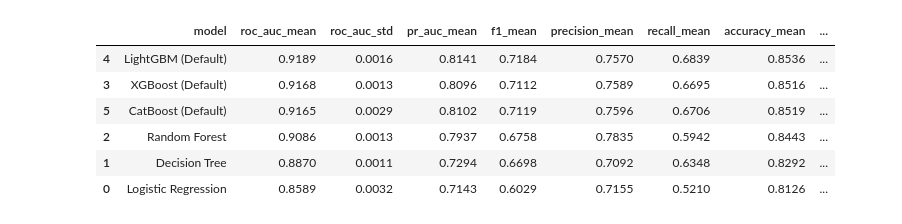
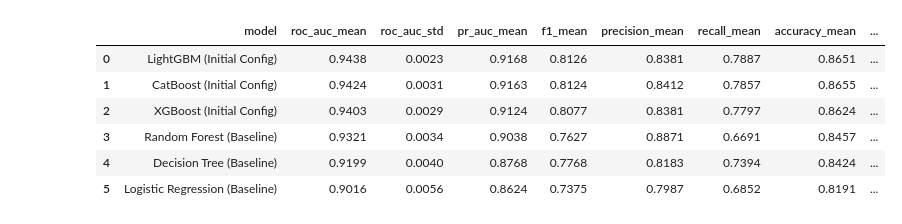
Before and after one commit to OnlyyTuan/ML, a Jupyter notebook: MachineLearning/notebooks/03_modeling_tuning.ipynb, the cells around one changed output. Drawn from its saved outputs; the diff is of its cells as text; code cells hidden in the pictures.

```diff
--- a/MachineLearning/notebooks/03_modeling_tuning.ipynb
+++ b/MachineLearning/notebooks/03_modeling_tuning.ipynb
@@ -17,7 +21,6 @@ from pathlib import Path
 import json
 import pickle
 import time
-import warnings
 import joblib
 import numpy as np
 import pandas as pd
@@ -32,19 +35,19 @@ from sklearn.metrics import (
     roc_auc_score, average_precision_score, f1_score,
     precision_score, recall_score, accuracy_score, log_loss
 )
-from sklearn.model_selection import StratifiedKFold
+from sklearn.model_selection import StratifiedGroupKFold
 from sklearn.pipeline import Pipeline
-from sklearn.preprocessing import OneHotEncoder, StandardScaler, TargetEncoder
+from sklearn.preprocessing import OneHotEncoder, StandardScaler
 from sklearn.tree import DecisionTreeClassifier
 
 from xgboost import XGBClassifier
 from lightgbm import LGBMClassifier
 from catboost import CatBoostClassifier
 
-warnings.filterwarnings("ignore")
 optuna.logging.set_verbosity(optuna.logging.WARNING)
 
 RANDOM_STATE = 42
+HIGH_CARD_MIN_FREQ = 50
 PROCESSED_DIR = Path("../data/processed")
 MODELS_DIR = Path("../models")
 MODELS_DIR.mkdir(parents=True, exist_ok=True)
@@ -56,12 +59,14 @@ target_col = meta["target_col"]
 num_cols = meta["num_cols"]
 low_card_cols = meta["low_card_cat_cols"]
 high_card_cols = meta["high_card_cat_cols"]
+feature_cols = num_cols + low_card_cols + high_card_cols
 cat_dtypes = {c: str for c in low_card_cols + high_card_cols}
 
-train_df = pd.read_csv(PROCESSED_DIR / "train_strat.csv", dtype=cat_dtypes)
-X_train = train_df[num_cols + low_card_cols + high_card_cols].copy()
-y_train = train_df[target_col].astype(int).values
+train_strat_df = pd.read_csv(PROCESSED_DIR / "train_strat.csv", dtype=cat_dtypes)
+X_train_strat = train_strat_df[feature_cols].copy()
+y_train_strat = train_strat_df[target_col].astype(int).values
 
-print(f"Tập huấn luyện train_strat: {X_train.shape}, tỷ lệ hủy: {y_train.mean():.4f}")
-print(f"Đặc trưng: {len(num_cols)} số | {len(low_card_cols)} low-card | {len(high_card_cols)} high-card")
+print(f"Tập huấn luyện Stratified (train_strat): {X_train_strat.shape[0]:,} dòng x {X_train_strat.shape[1]} features")
+print(f"Tỷ lệ hủy (train_strat): {y_train_strat.mean() * 100:.2f}%")
+print(f"Nhóm đặc trưng: {len(num_cols)} số | {len(low_card_cols)} low-card | {len(high_card_cols)} high-card")
 # %% [output]
@@ -158,22 +180,34 @@ Ta huấn luyện và so sánh 6 mô hình: `Logistic Regression`, `Decision Tre
 # %%
-base_models = [
-    ("Logistic Regression", LogisticRegression(max_iter=1000, C=1.0, random_state=RANDOM_STATE), True),
-    ("Decision Tree", DecisionTreeClassifier(max_depth=10, min_samples_leaf=20, random_state=RANDOM_STATE), False),
-    ("Random Forest", RandomForestClassifier(n_estimators=250, max_depth=18, min_samples_leaf=4, n_jobs=-1, random_state=RANDOM_STATE), False),
-    ("XGBoost (Default)", XGBClassifier(n_estimators=300, learning_rate=0.08, max_depth=6, subsample=0.8, colsample_bytree=0.8, tree_method="hist", eval_metric="logloss", n_jobs=-1, random_state=RANDOM_STATE), False),
-    ("LightGBM (Default)", LGBMClassifier(n_estimators=300, learning_rate=0.08, num_leaves=63, subsample=0.8, colsample_bytree=0.8, n_jobs=-1, verbose=-1, random_state=RANDOM_STATE), False),
-    ("CatBoost (Default)", CatBoostClassifier(iterations=600, learning_rate=0.08, depth=6, eval_metric="Logloss", verbose=0, thread_count=-1, random_seed=RANDOM_STATE), False),
+strat_initial_specs = [
+    ("Logistic Regression (Baseline)", "logreg", LogisticRegression(max_iter=1000, C=1.0, random_state=RANDOM_STATE), True),
+    ("Decision Tree (Baseline)", "dt", DecisionTreeClassifier(max_depth=10, min_samples_leaf=20, random_state=RANDOM_STATE), False),
+    ("Random Forest (Baseline)", "rf", RandomForestClassifier(n_estimators=250, max_depth=18, min_samples_leaf=4, n_jobs=-1, random_state=RANDOM_STATE), False),
+    ("XGBoost (Initial Config)", "xgb", XGBClassifier(n_estimators=300, learning_rate=0.08, max_depth=6, subsample=0.8, colsample_bytree=0.8, tree_method="hist", eval_metric="logloss", n_jobs=-1, random_state=RANDOM_STATE), False),
+    ("LightGBM (Initial Config)", "lgbm", LGBMClassifier(n_estimators=300, learning_rate=0.08, num_leaves=63, subsample=0.8, colsample_bytree=0.8, n_jobs=-1, verbose=-1, random_state=RANDOM_STATE), False),
+    ("CatBoost (Initial Config)", "catboost", CatBoostClassifier(iterations=600, learning_rate=0.08, depth=6, eval_metric="Logloss", verbose=0, thread_count=-1, random_seed=RANDOM_STATE), False),
 ]
 
-cv_results = []
-oof_store = {}
+strat_cv_results = []
+strat_oof_store = {}
+strat_candidates = {}
 
-for name, est, scaled in base_models:
-    res, oof = run_cv_model(name, est, use_scaled=scaled)
-    cv_results.append(res)
-    oof_store[name] = oof
-    print(f"[{name:20s}] ROC-AUC: {res['roc_auc_mean']:.4f} ± {res['roc_auc_std']:.4f} | PR-AUC: {res['pr_auc_mean']:.4f} | F1: {res['f1_mean']:.4f} | Time: {res['fit_time_sec']}s")
+for name, family, est, use_scaled in strat_initial_specs:
+    folds = strat_folds_s if use_scaled else strat_folds_u
+    res, oof = evaluate_cv(name, est, folds, len(y_train_strat))
+    strat_cv_results.append(res)
+    strat_oof_store[name] = oof
+    strat_candidates[name] = {
+        "family": family,
+        "estimator": est,
+        "use_scaled": use_scaled,
+        "roc_auc_mean": res["roc_auc_mean"],
+    }
+    print(
+        f"[{name:30s}] ROC-AUC: {res['roc_auc_mean']:.4f} ± {res['roc_auc_std']:.4f} | "
+        f"PR-AUC: {res['pr_auc_mean']:.4f} | F1: {res['f1_mean']:.4f} | Time: {res['fit_time_sec']}s"
+    )
 
-df_base = pd.DataFrame(cv_results).sort_values("roc_auc_mean", ascending=False)
-display(df_base.round(4))
+df_strat_base = pd.DataFrame(strat_cv_results).sort_values("roc_auc_mean", ascending=False).reset_index(drop=True)
+print("\n=== Bảng Baseline Benchmark — Stratified 5-Fold StratifiedGroupKFold ===")
+display(df_strat_base.round(4))
 # %% [output]
@@ -186,7 +222,7 @@ display(df_base.round(4))
 |  | model | roc_auc_mean | roc_auc_std | pr_auc_mean | f1_mean | precision_mean | recall_mean | accuracy_mean | ... |
-| 4 | LightGBM (Default) | 0.9189 | 0.0016 | 0.8141 | 0.7184 | 0.7570 | 0.6839 | 0.8536 | ... |
-| 3 | XGBoost (Default) | 0.9168 | 0.0013 | 0.8096 | 0.7112 | 0.7589 | 0.6695 | 0.8516 | ... |
-| 5 | CatBoost (Default) | 0.9165 | 0.0029 | 0.8102 | 0.7119 | 0.7596 | 0.6706 | 0.8519 | ... |
-| 2 | Random Forest | 0.9086 | 0.0013 | 0.7937 | 0.6758 | 0.7835 | 0.5942 | 0.8443 | ... |
-| 1 | Decision Tree | 0.8870 | 0.0011 | 0.7294 | 0.6698 | 0.7092 | 0.6348 | 0.8292 | ... |
-| 0 | Logistic Regression | 0.8589 | 0.0032 | 0.7143 | 0.6029 | 0.7155 | 0.5210 | 0.8126 | ... |
+| 0 | LightGBM (Initial Config) | 0.9438 | 0.0023 | 0.9168 | 0.8126 | 0.8381 | 0.7887 | 0.8651 | ... |
+| 1 | CatBoost (Initial Config) | 0.9424 | 0.0031 | 0.9163 | 0.8124 | 0.8412 | 0.7857 | 0.8655 | ... |
+| 2 | XGBoost (Initial Config) | 0.9403 | 0.0029 | 0.9124 | 0.8077 | 0.8381 | 0.7797 | 0.8624 | ... |
+| 3 | Random Forest (Baseline) | 0.9321 | 0.0034 | 0.9038 | 0.7627 | 0.8871 | 0.6691 | 0.8457 | ... |
+| 4 | Decision Tree (Baseline) | 0.9199 | 0.0040 | 0.8768 | 0.7768 | 0.8183 | 0.7394 | 0.8424 | ... |
+| 5 | Logistic Regression (Baseline) | 0.9016 | 0.0056 | 0.8624 | 0.7375 | 0.7987 | 0.6852 | 0.8191 | ... |
```
Also changed, not shown: parts of 23 cells of this notebook, 44 other files.
